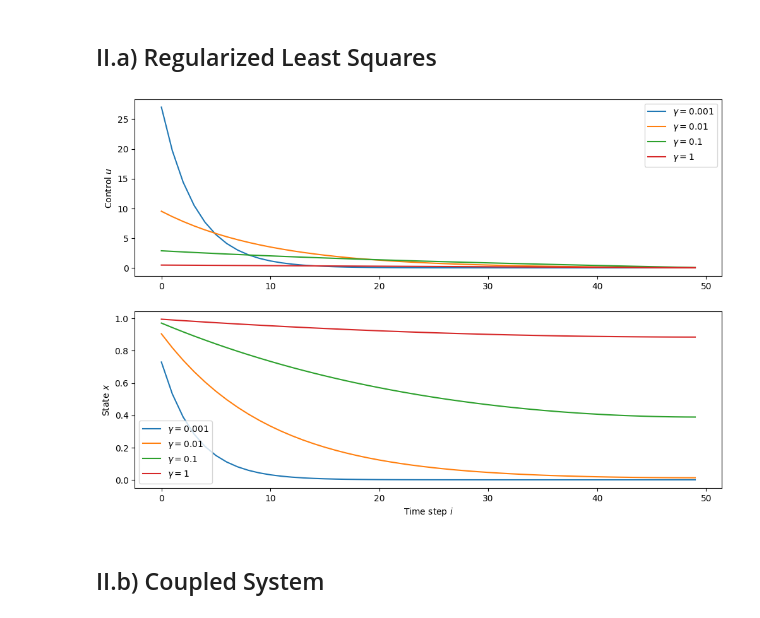
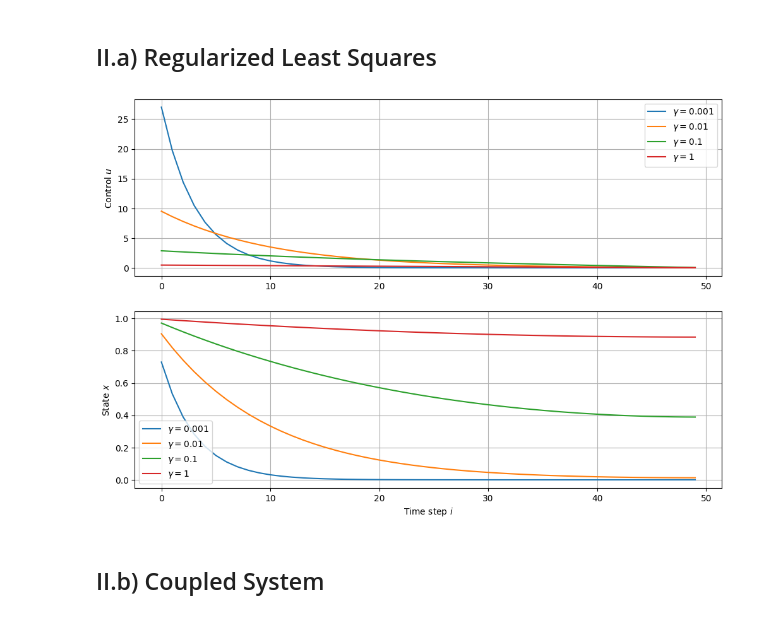
Before and after one commit to umarsdq/optimisationCW, a Jupyter notebook: optimisation.ipynb, the cells around one changed output. Saved outputs shown, nothing was run; the diff lists cells and outputs as text; code cells hidden in the pictures.

Commit message:
Add grid for all

```diff
--- a/optimisation.ipynb
+++ b/optimisation.ipynb
@@ -192,34 +192,36 @@ gammas = [1e-3, 1e-2, 0.1, 1]
 
 S = np.zeros((N, N))
 for i in range(N):
     for j in range(i + 1):
         S[i, j] = b * (a ** (i - j))
 
 c = np.zeros(N)
 for i in range(N):
     c[i] = (a ** (i + 1)) * x0
 
 plt.figure(figsize=(12, 8))
 
 for gamma in gammas:
     u = np.linalg.solve(S.T @ S + gamma * np.eye(N), -S.T @ c)
     x = S @ u + c
 
     plt.subplot(2, 1, 1)
     plt.plot(u, label=rf'$\gamma = {gamma}$')
     plt.ylabel(r'Control $u$')
+    plt.grid(True)
     plt.legend()
 
     plt.subplot(2, 1, 2)
     plt.plot(x, label=rf'$\gamma = {gamma}$')
     plt.ylabel(r'State $x$')
     plt.xlabel(r'Time step $i$')
+    plt.grid(True)
     plt.legend()
 
 plt.savefig('plots/dynamic_optimisation_a.png', bbox_inches='tight', dpi=600)
 plt.show()
 # %% [output]
-[figure, old version]
+[figure, new version]
 # %% [markdown]
 ## II.b) Coupled System
 # %%
```
Also changed, not shown: parts of 4 cells of this notebook, 5 other files.
